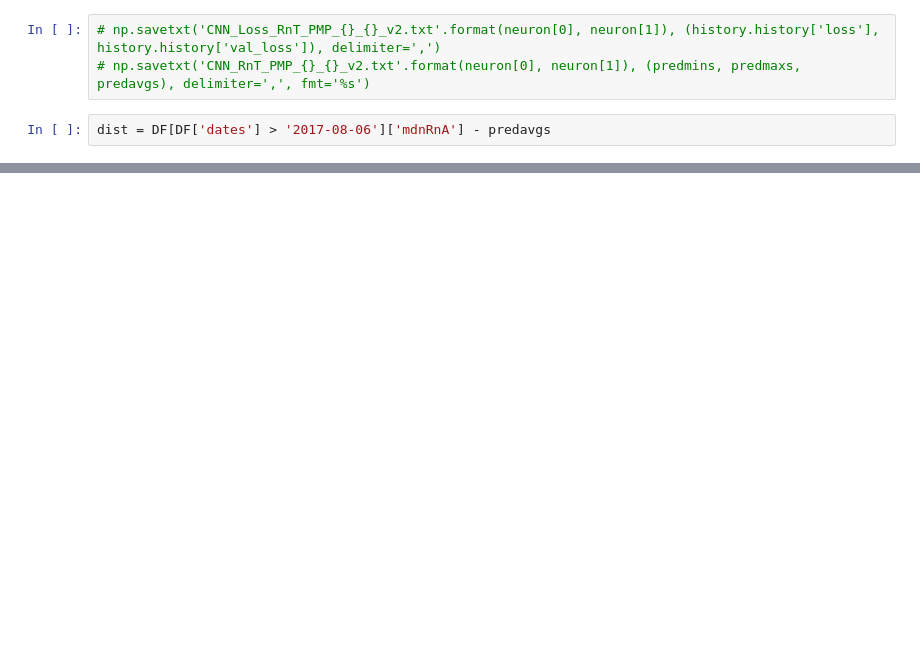
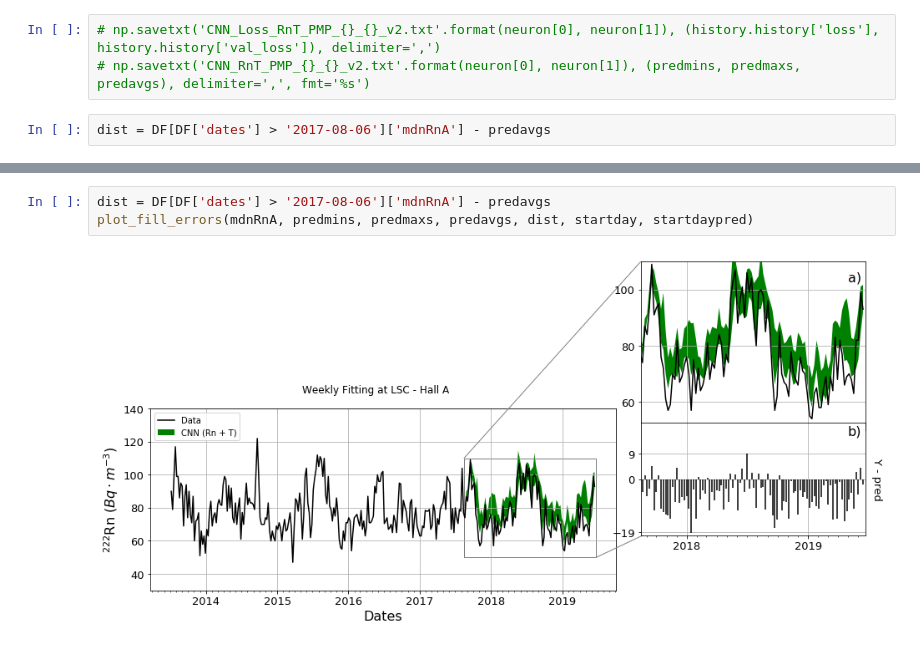
Before and after one commit to TsspGit/Rn_Time_Series, a Jupyter notebook: AEMET/Codes_Daily/New_NN_Try.ipynb, the cells around one changed output, grey strips where cells are left out. Drawn from its saved outputs; the diff is of its cells as text; blank space fills up the shorter version.

```diff
--- a/AEMET/Codes_Daily/New_NN_Try.ipynb
+++ b/AEMET/Codes_Daily/New_NN_Try.ipynb
@@ -244,0 +272,5 @@ plot_fill_errors(mdnRnA, predmins, predmaxs, predavgs, dist, startday, startdayp
+# %%
+dist = DF[DF['dates'] > '2017-08-06']['mdnRnA'] - predavgs
+plot_fill_errors(mdnRnA, predmins, predmaxs, predavgs, dist, startday, startdaypred)
+# %% [output]
+[figure, added]
```
Also changed, not shown: parts of 16 cells of this notebook, 2 other files.
